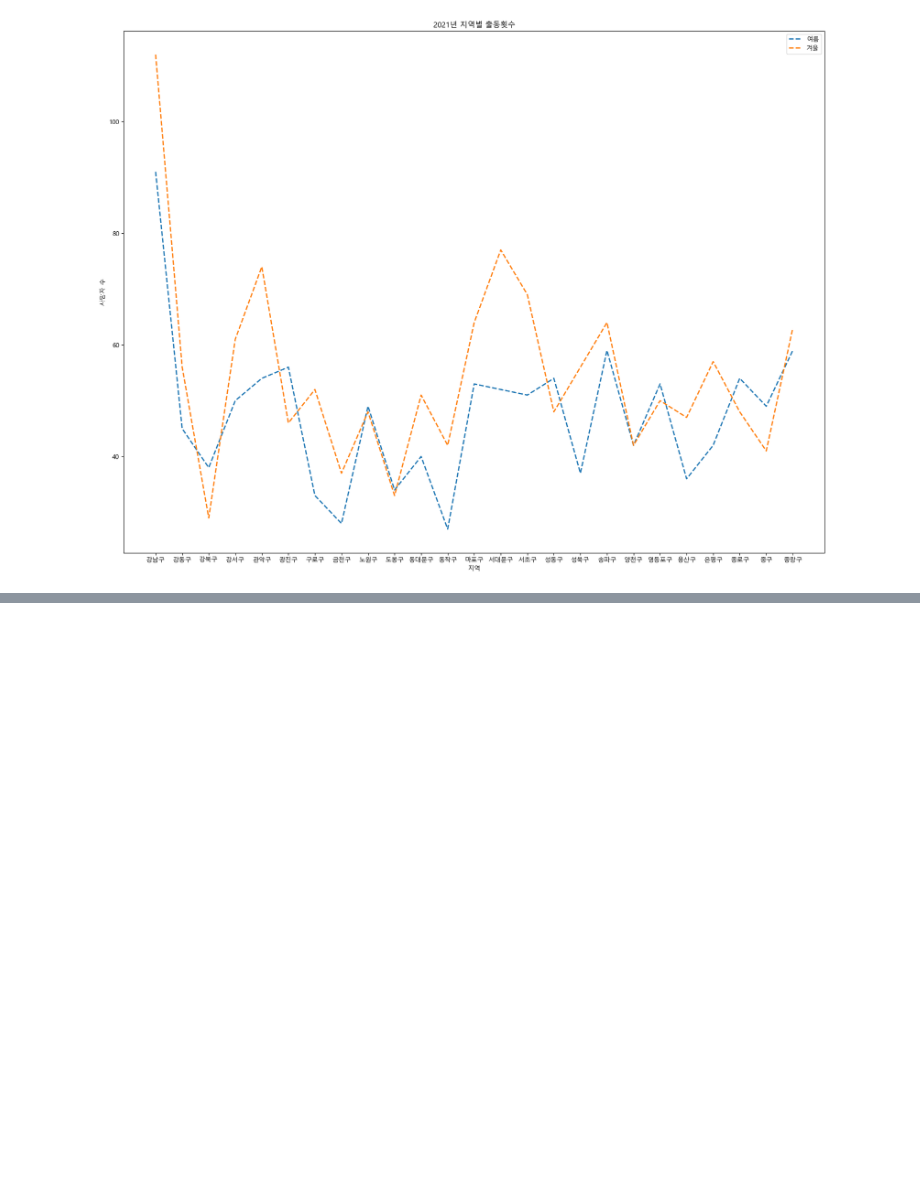
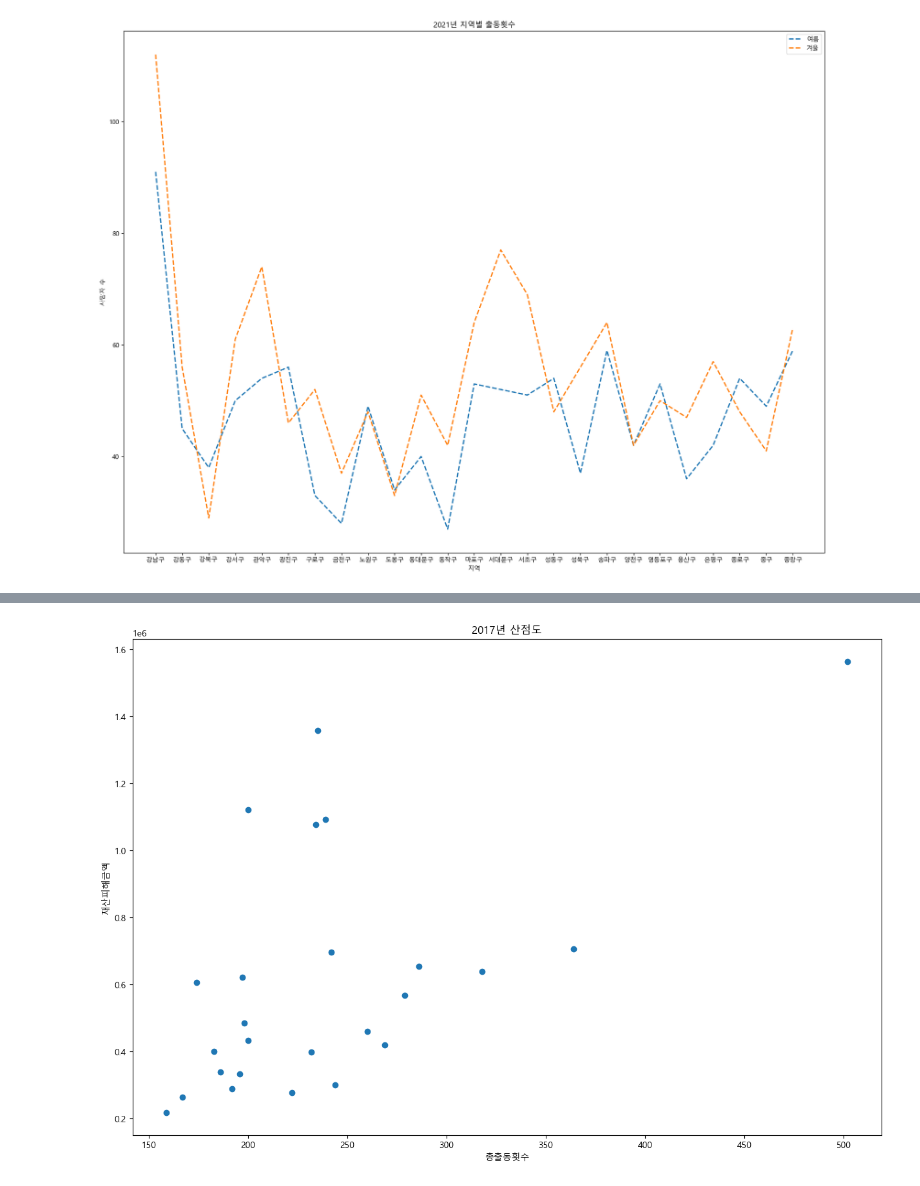
Before and after one commit to UOS-Bigdata/lab_fire_seoul, a Jupyter notebook: _sources/notebooks/day3/visualization_basic.ipynb, the cells around one changed output, grey strips where cells are left out. Cells and saved outputs as stored; diff of their text form; code cells hidden in the pictures; blank space fills up the shorter version.

```diff
--- a/_sources/notebooks/day3/visualization_basic.ipynb
+++ b/_sources/notebooks/day3/visualization_basic.ipynb
@@ -218,0 +244,13 @@ plt.show()
+# %%
+fig = plt.figure(figsize=(15, 10))
+
+tmp_ind = final_dat["화재발생연도"] == 2017
+plt.scatter("총출동횟수", "재산피해금액", data = final_dat.loc[tmp_ind, :])
+
+plt.title('2017년 산점도')
+plt.xlabel('총출동횟수')
+plt.ylabel('재산피해금액')
+
+plt.show()
+# %% [output]
+[figure, added]
```
Also changed, not shown: parts of 24 cells of this notebook, 37 other files.
